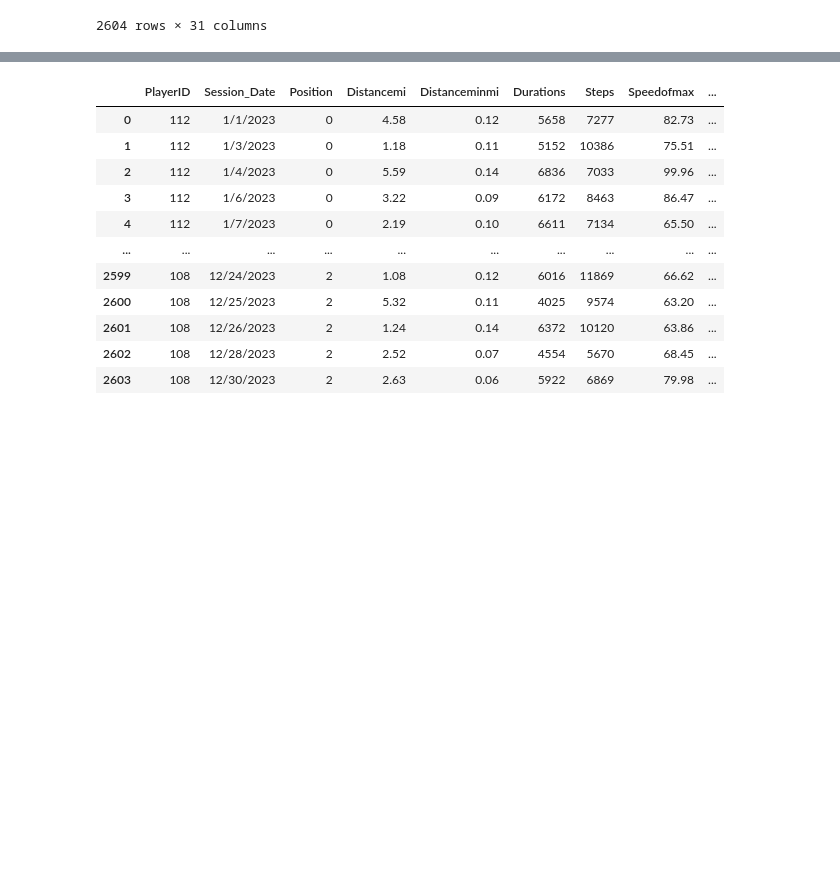
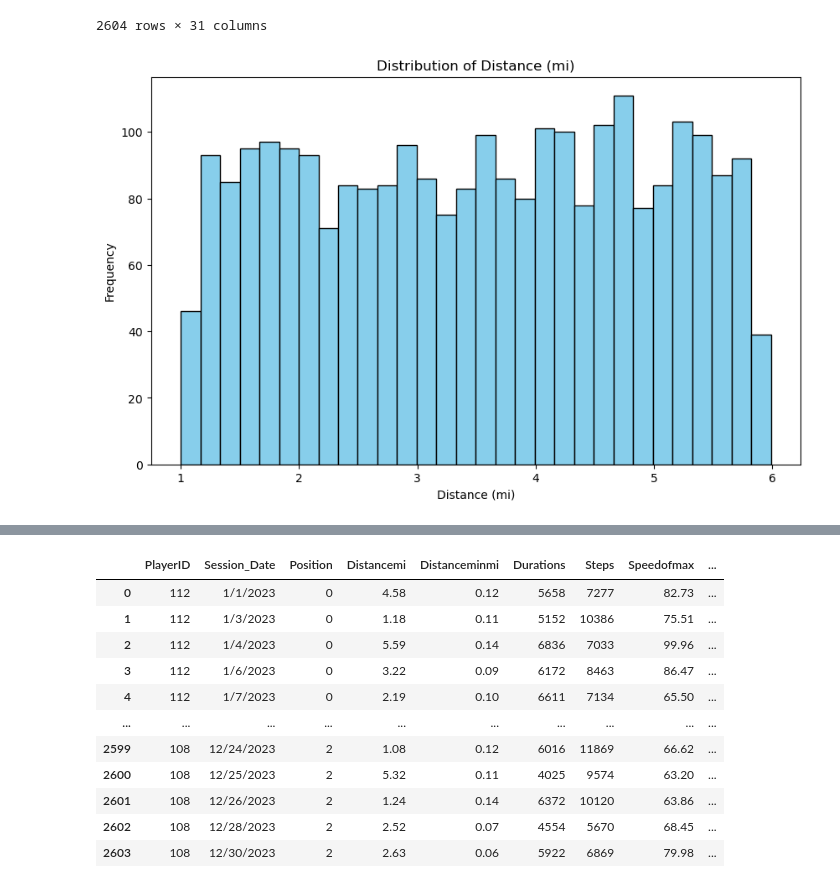
Before and after one commit to rangelkoli/SyracuseBB-Analysis, a Jupyter notebook: syrNBa.ipynb, the cells around one changed output, grey strips where cells are left out. Saved outputs shown, nothing was run; the diff lists cells and outputs as text; code cells hidden in the pictures; blank space fills up the shorter version.

Commit message:
Data Visualization

```diff
--- a/syrNBa.ipynb
+++ b/syrNBa.ipynb
@@ -132,3 +134,14 @@ merged_df
 | 2602 | 108 | 12/28/2023 | Guard | 2.52 | 0.07 | 4554 | 5670 | 68.45 | ... |
 | 2603 | 108 | 12/30/2023 | Guard | 2.63 | 0.06 | 5922 | 6869 | 79.98 | ... |
 2604 rows × 31 columns
+# %%
+
+# Plot histogram for the 'Distancemi' column
+plt.figure(figsize=(10, 6))
+plt.hist(merged_df['Distancemi'], bins=30, color='skyblue', edgecolor='black')
+plt.title('Distribution of Distance (mi)')
+plt.xlabel('Distance (mi)')
+plt.ylabel('Frequency')
+plt.show()
+# %% [output]
+[figure, added]
```
Also changed, not shown: parts of 6 cells of this notebook, 1 other file.
